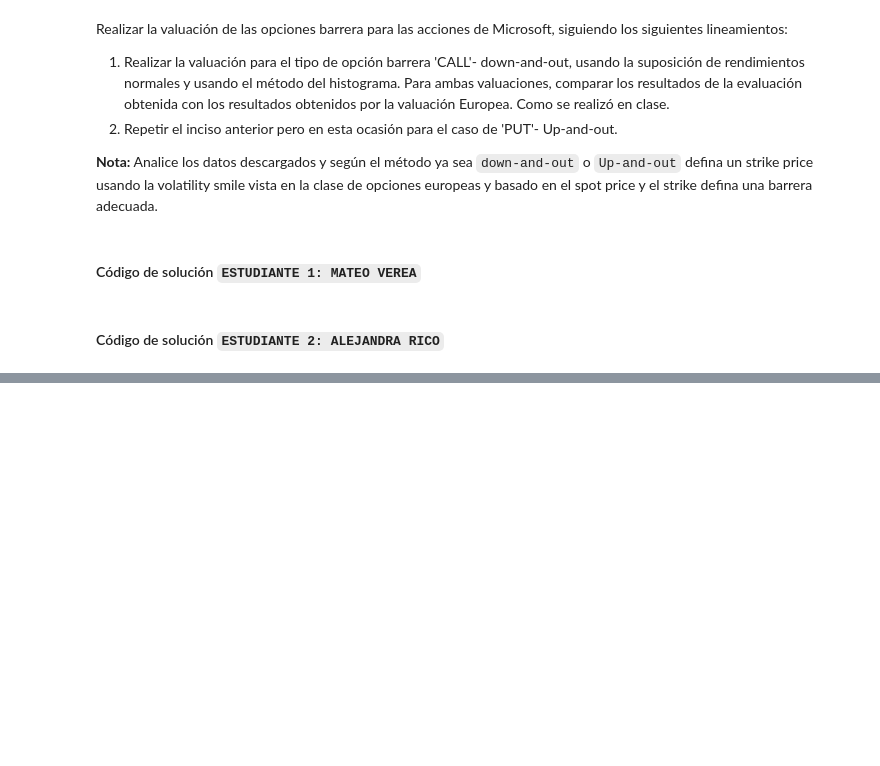
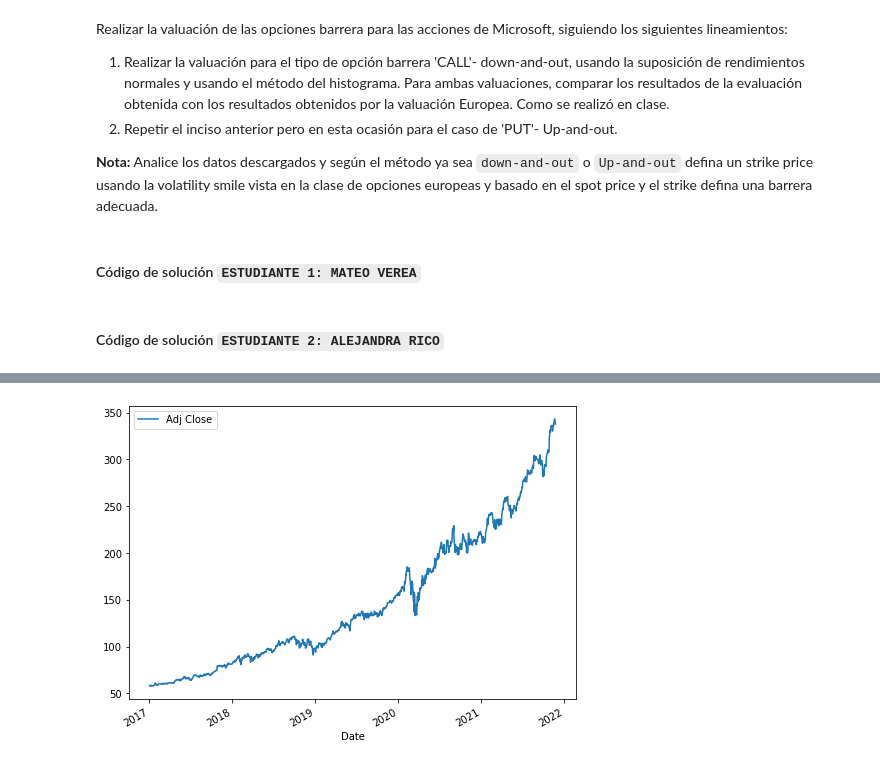
Before and after one commit to Mateoverea/Tarea10_MVerea_ARico, a Jupyter notebook: Tarea10_MVerea_ARico.ipynb, the cells around one changed output, grey strips where cells are left out. Saved outputs shown, nothing was run; the diff lists cells and outputs as text; code cells hidden in the pictures; blank space fills up the shorter version.

```diff
--- a/Tarea10_MVerea_ARico.ipynb
+++ b/Tarea10_MVerea_ARico.ipynb
@@ -51,0 +96,4 @@ pd.set_option('precision', 3)
+# %%
+import yfinance as yf
+data = yf.download('MSFT', start="2017-01-01", end="2021-11-24")
+data
@@ -51,0 +116,3 @@ pd.set_option('precision', 3)
+# %%
+closes_msft = data.iloc[:, [4]]
+closes_msft
@@ -51,0 +134,4 @@ pd.set_option('precision', 3)
+# %%
+closes_msft.plot(figsize=(8,6));
+# %% [output]
+[figure, added]
```
Also changed, not shown: parts of 27 cells of this notebook, 2 other files.
